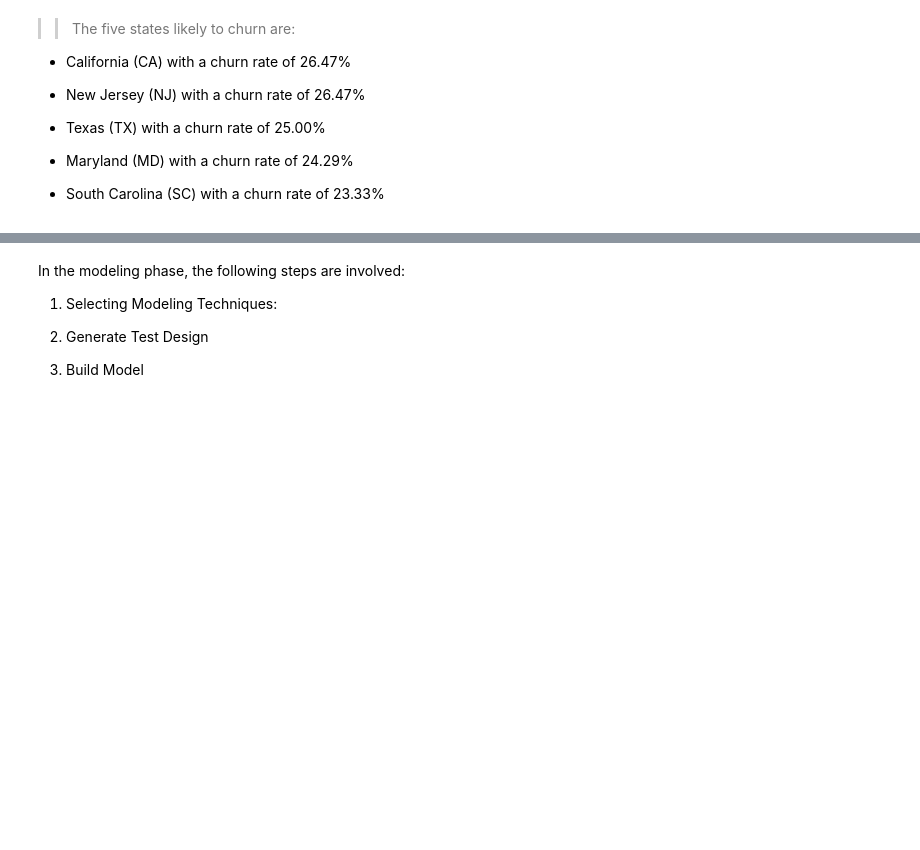
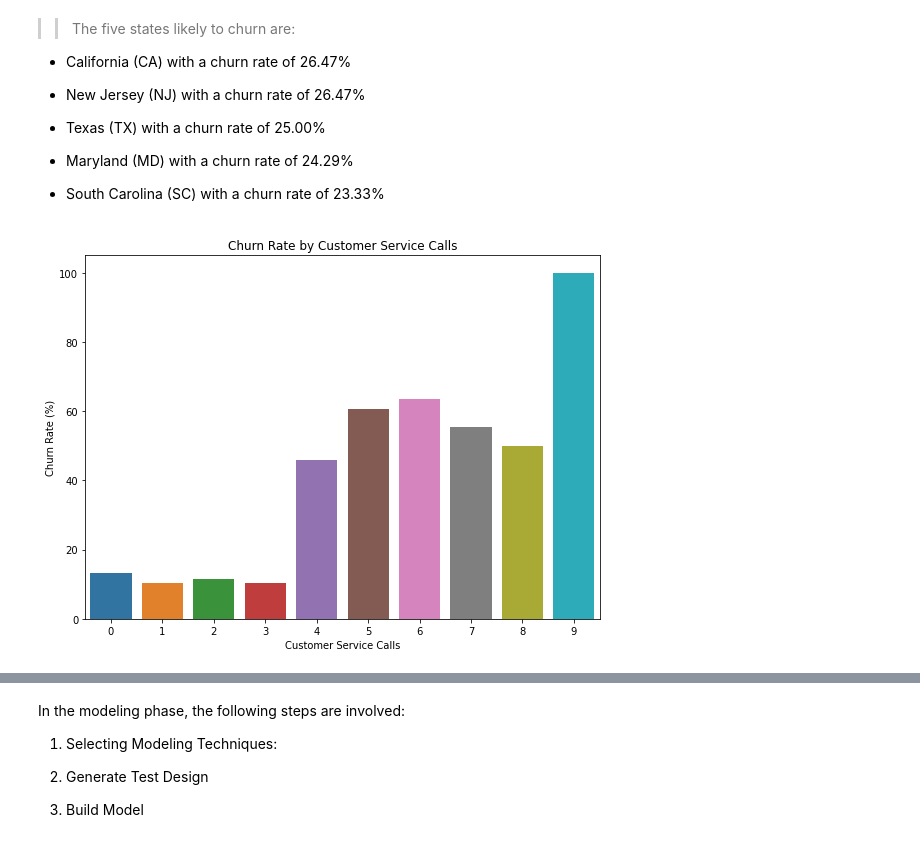
Before and after one commit to pauline-ndungu/SyriaTel-Customer-Churn-Prediction-Project, a Jupyter notebook: index.ipynb, the cells around one changed output, grey strips where cells are left out. Saved outputs shown, nothing was run; the diff lists cells and outputs as text; code cells hidden in the pictures; blank space fills up the shorter version.

```diff
--- a/index.ipynb
+++ b/index.ipynb
@@ -379,3 +433,18 @@ top_states
 * Maryland (MD) with a churn rate of 24.29%
 
 * South Carolina (SC) with a churn rate of 23.33%
+# %%
+# Calculate the churn rate for each customer service call category
+churn_rate_by_calls = df.groupby('customer_service_calls')['churn'].mean() * 100
+
+# Plotting the churn rate by customer service calls
+plt.figure(figsize=(8, 6))
+sns.barplot(x=churn_rate_by_calls.index, y=churn_rate_by_calls.values)
+plt.xlabel('Customer Service Calls')
+plt.ylabel('Churn Rate (%)')
+plt.title('Churn Rate by Customer Service Calls')
+plt.xticks(rotation=0)
+plt.tight_layout()
+plt.show()
+# %% [output]
+[figure, added]
```
Also changed, not shown: parts of 19 cells of this notebook.
